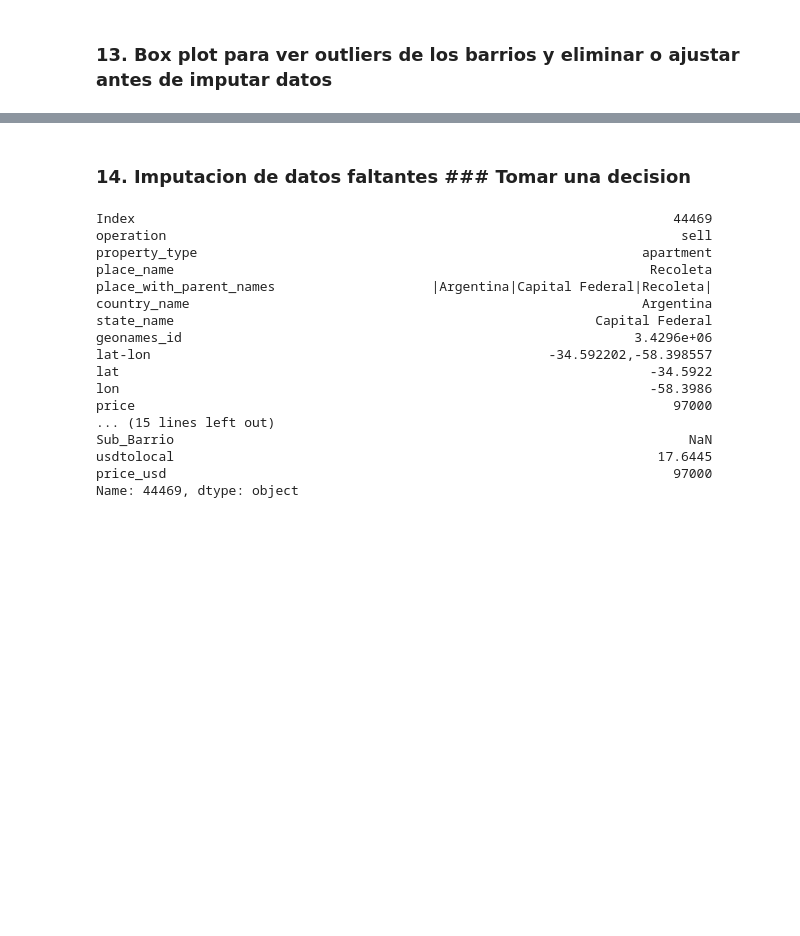
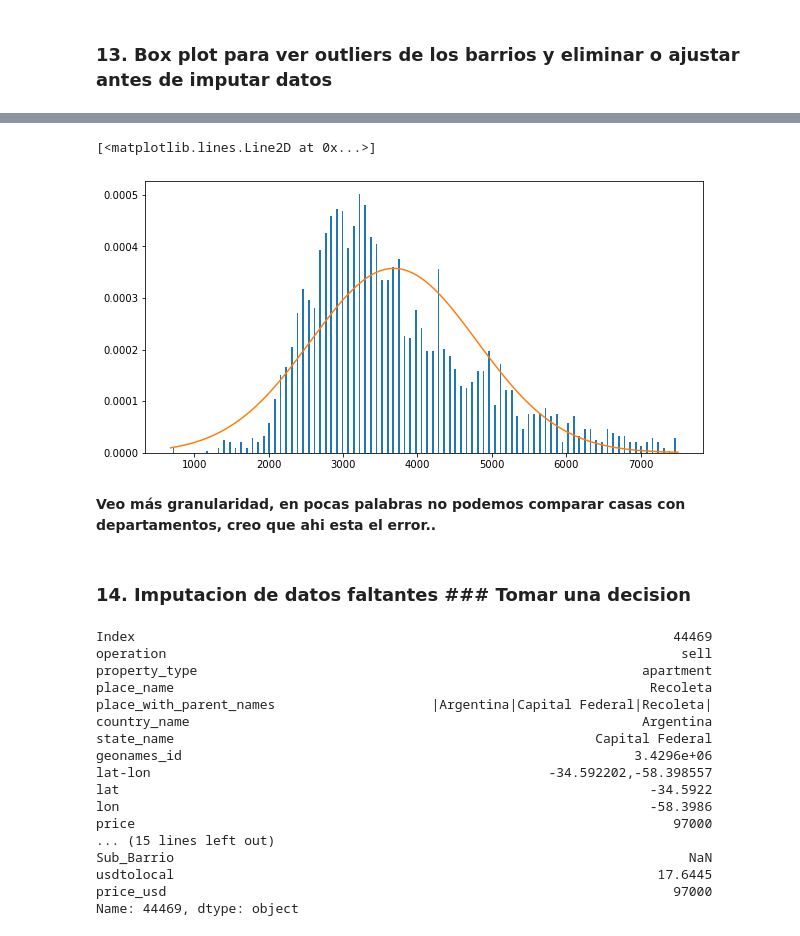
Before and after one commit to nachommm/desafio1, a Jupyter notebook: TP1backup.ipynb, the cells around one changed output, grey strips where cells are left out. Cells and saved outputs as stored; diff of their text form; code cells hidden in the pictures; blank space fills up the shorter version.

```diff
--- a/TP1backup.ipynb
+++ b/TP1backup.ipynb
@@ -887,3 +958,18 @@ Mucho mejor!!!! <strong>Pero sigo teniendo outliers dependiendo el Barrio... OJO
+# %%
+plt.hist(data_caba_clean_palermo.price_per_m2, bins=90, rwidth=0.3, density=True)
+plt.xlabel = 'Precio x M2'
+plt.ylabel = 'Count'
+# plt.show()
+
+# Dibujemos la normal de los datos de Palermo.
+
+rng = np.arange(data_caba_clean_palermo.price_per_m2.min(), data_caba_clean_palermo.price_per_m2.max(), 0.3)
+plt.plot(rng, norm.pdf(rng, data_caba_clean_palermo.price_per_m2.mean(), data_caba_clean_palermo.price_per_m2.std()))
+# %% [output]
+[<matplotlib.lines.Line2D at 0x...>]
+[figure, added]
+# %% [markdown]
+<strong>Veo más granularidad, en pocas palabras no podemos comparar casas con departamentos, creo que ahi esta el error..</strong>
 # %% [markdown]
 ### 14. Imputacion de datos faltantes ### Tomar una decision
 # %%
```
Also changed, not shown: parts of 19 cells of this notebook.
